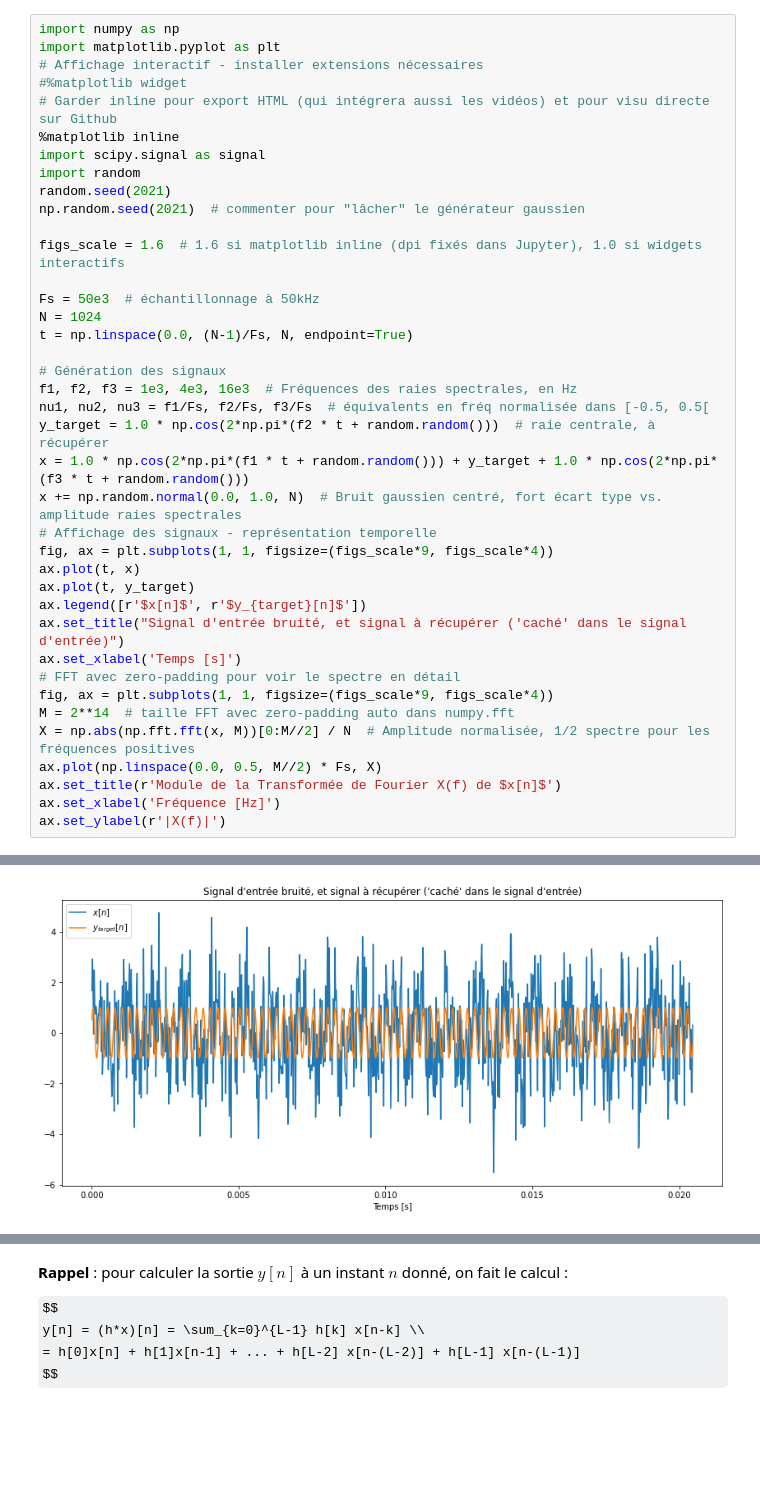
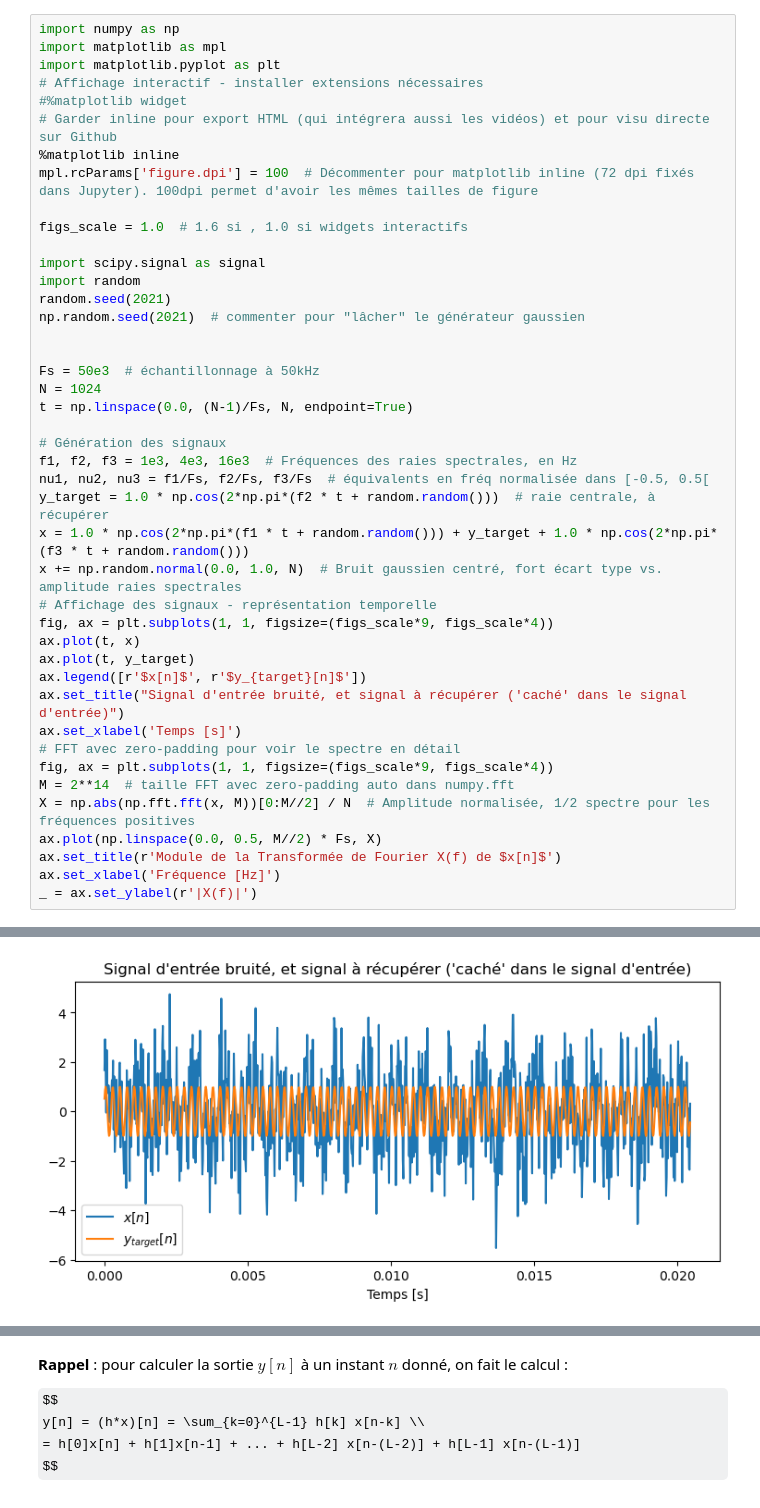
Before and after one commit to gwendal-lv/DSP_courses, a Jupyter notebook: DSP_overlap_add.ipynb, the cells around one changed output, grey strips where cells are left out. Cells and saved outputs as stored; diff of their text form; some formulas as TeX source; blank space fills up the shorter version.

Commit message:
Typos + améliorations texte et rendus matplotlib backend inline

```diff
--- a/DSP_overlap_add.ipynb
+++ b/DSP_overlap_add.ipynb
@@ -42,17 +42,21 @@ Et on échantillonne ce signal à la fréquence $F_s = 50kHz$, en prenant $x[n]
 On souhaitera ensuite récupérer uniquement la composante centrale $f_2$, en filtrant les composantes latérales et le bruit par un passe-bande.
 # %%
 import numpy as np
+import matplotlib as mpl
 import matplotlib.pyplot as plt
 # Affichage interactif - installer extensions nécessaires
 #%matplotlib widget
 # Garder inline pour export HTML (qui intégrera aussi les vidéos) et pour visu directe sur Github
 %matplotlib inline
+mpl.rcParams['figure.dpi'] = 100  # Décommenter pour matplotlib inline (72 dpi fixés dans Jupyter). 100dpi permet d'avoir les mêmes tailles de figure
+
+figs_scale = 1.0  # 1.6 si , 1.0 si widgets interactifs
+
 import scipy.signal as signal
 import random
 random.seed(2021)
 np.random.seed(2021)  # commenter pour "lâcher" le générateur gaussien
 
-figs_scale = 1.6  # 1.6 si matplotlib inline (dpi fixés dans Jupyter), 1.0 si widgets interactifs
 
 Fs = 50e3  # échantillonnage à 50kHz
 N = 1024
@@ -78,5 +82,5 @@ X = np.abs(np.fft.fft(x, M))[0:M//2] / N  # Amplitude normalisée, 1/2 spectre p
 ax.plot(np.linspace(0.0, 0.5, M//2) * Fs, X)
 ax.set_title(r'Module de la Transformée de Fourier X(f) de $x[n]$')
 ax.set_xlabel('Fréquence [Hz]')
-ax.set_ylabel(r'|X(f)|')
+_ = ax.set_ylabel(r'|X(f)|')
 # %% [output]
@@ -84 +87 @@ Text(0, 0.5, '|X(f)|')
-[figure, old version]
+[figure, new version]
```
Also changed, not shown: parts of 25 cells of this notebook, 1 other file.
